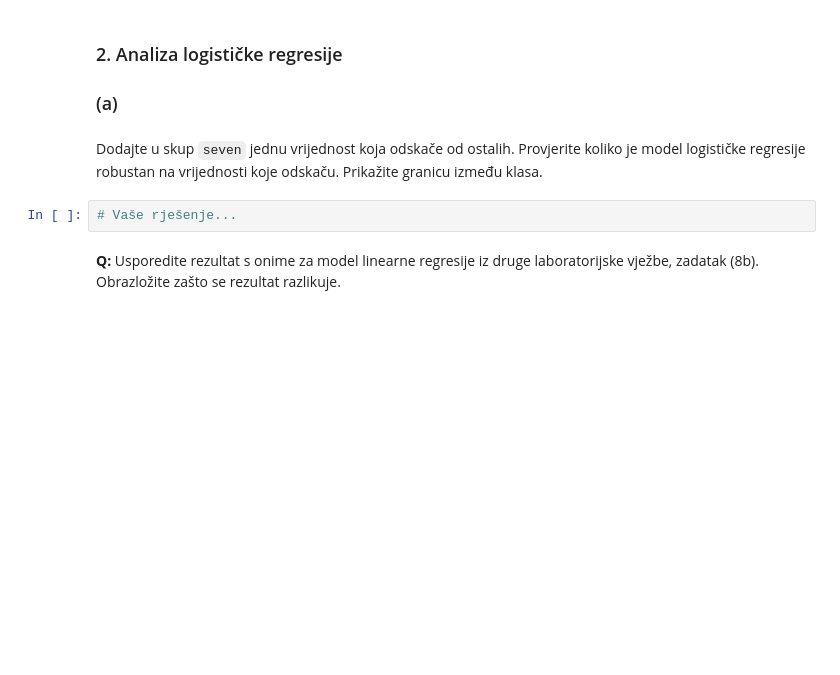
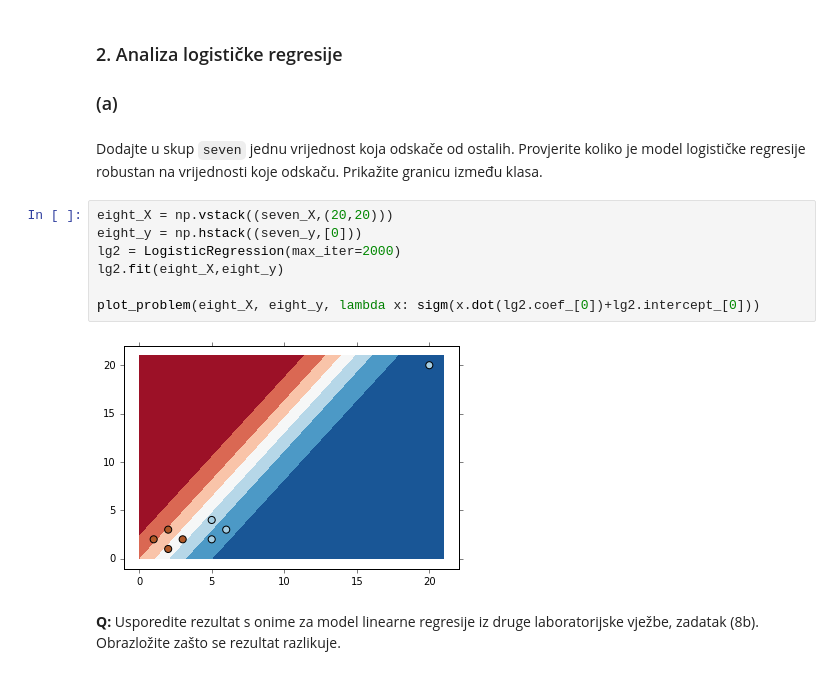
Before and after one commit to antifriz/sedmestar, a Jupyter notebook: su/lab4/SU-2015-LAB3.ipynb, the cells around one changed output. Cells and saved outputs as stored; diff of their text form; blank space fills up the shorter version.

```diff
--- a/su/lab4/SU-2015-LAB3.ipynb
+++ b/su/lab4/SU-2015-LAB3.ipynb
@@ -205,8 +204,15 @@ plot_problem(seven_X, seven_y, lambda x: sigm(x.dot(w[1:])+w[0]))
 ### (a)
 # %% [markdown]
 Dodajte u skup `seven` jednu vrijednost koja odskače od ostalih. Provjerite koliko je model logističke regresije robustan na vrijednosti koje odskaču. Prikažite granicu između klasa.
-# %%
-# Vaše rješenje...
+# %%
+eight_X = np.vstack((seven_X,(20,20)))
+eight_y = np.hstack((seven_y,[0]))
+lg2 = LogisticRegression(max_iter=2000)
+lg2.fit(eight_X,eight_y)
+
+plot_problem(eight_X, eight_y, lambda x: sigm(x.dot(lg2.coef_[0])+lg2.intercept_[0]))
+# %% [output]
+[figure, added]
 # %% [markdown]
 
 **Q:** Usporedite rezultat s onime za model linearne regresije iz druge laboratorijske vježbe, zadatak (8b). Obrazložite zašto se rezultat razlikuje.
```
Also changed, not shown: parts of 14 cells of this notebook.
